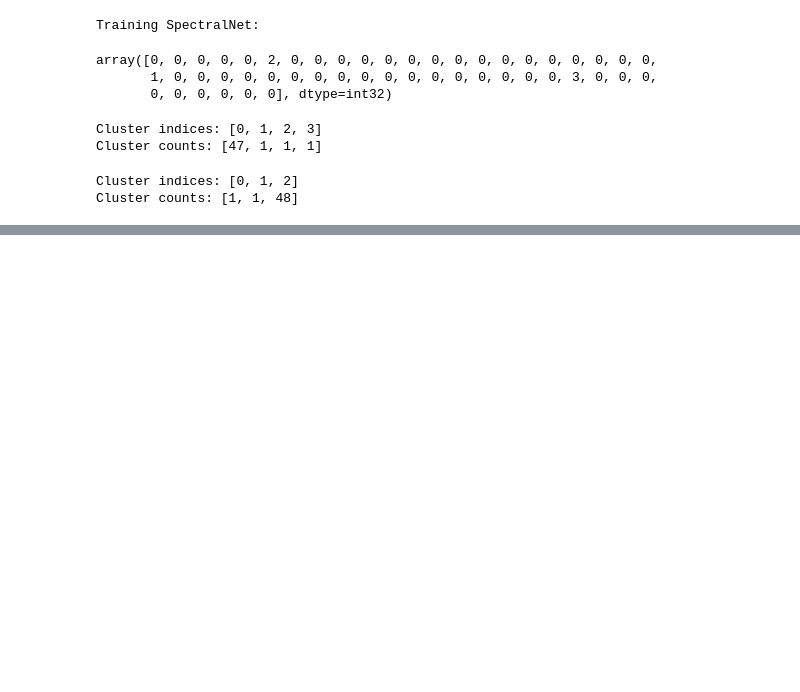
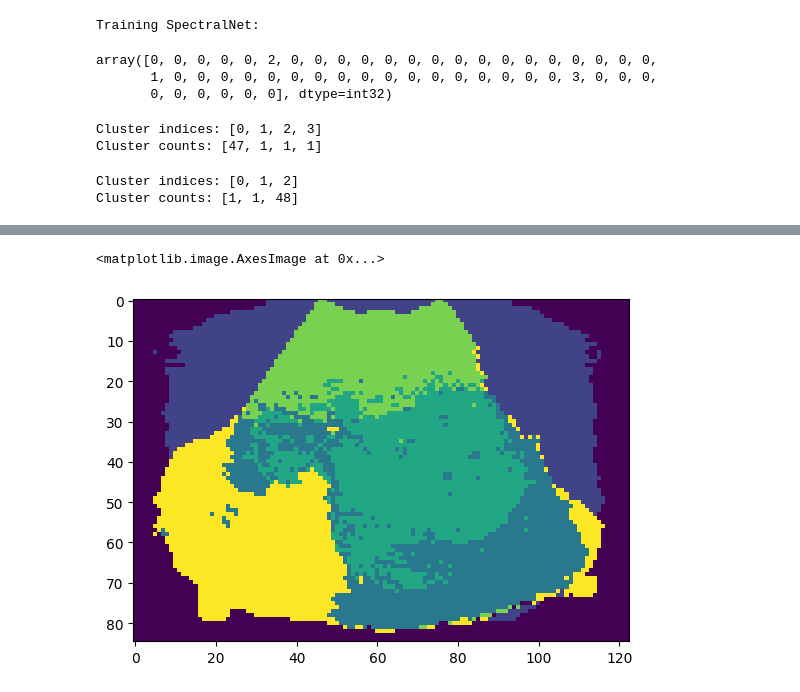
Before and after one commit to alexaatm/UnsupervisedSegmentor4Ultrasound, a Jupyter notebook: spectral-clustering/spectralnet-test.ipynb, the cells around one changed output, grey strips where cells are left out. Drawn from its saved outputs; the diff is of its cells as text; code cells hidden in the pictures; blank space fills up the shorter version.

```diff
--- a/spectral-clustering/spectralnet-test.ipynb
+++ b/spectral-clustering/spectralnet-test.ipynb
@@ -47,0 +160,4 @@ Cluster counts: [1, 1, 48]
+# %%
+# kmeans baseline
+kmeans = KMeans(n_clusters=n_clusters, random_state=1)
+clusters = kmeans.fit_predict(feats_numpy)
@@ -47,0 +186,36 @@ Cluster counts: [1, 1, 48]
+# %%
+def get_border_fraction(segmap: np.array):
+    num_border_pixels = 2 * (segmap.shape[0] + segmap.shape[1])
+    counts_map = {idx: 0 for idx in np.unique(segmap)}
+    np.zeros(len(np.unique(segmap)))
+    for border in [segmap[:, 0], segmap[:, -1], segmap[0, :], segmap[-1, :]]:
+        unique, counts = np.unique(border, return_counts=True)
+        for idx, count in zip(unique.tolist(), counts.tolist()):
+            counts_map[idx] += count
+    # normlized_counts_map = {idx: count / num_border_pixels for idx, count in counts_map.items()}
+    indices = np.array(list(counts_map.keys()))
+    normlized_counts = np.array(list(counts_map.values())) / num_border_pixels
+    return indices, normlized_counts
+# %%
+# get segmentation map
+B, C, H, W, P, H_patch, W_patch, H_pad, W_pad = get_image_sizes(data_dict)
+# %%
+# Reshape
+infer_bg_index = True
+if clusters.size == H_patch * W_patch:  # TODO: better solution might be to pass in patch index
+    segmap = clusters.reshape(H_patch, W_patch)
+elif clusters.size == H_patch * W_patch * 4:
+    segmap = clusters.reshape(H_patch * 2, W_patch * 2)
+else:
+    raise ValueError()
+
+# TODO: Improve this step in the pipeline.
+# Background detection: we assume that the segment with the most border pixels is the
+# background region. We will always make this region equal 0.
+if infer_bg_index:
+    indices, normlized_counts = get_border_fraction(segmap)
+    bg_index = indices[np.argmax(normlized_counts)].item()
+    bg_region = (segmap == bg_index)
+    zero_region = (segmap == 0)
+    segmap[bg_region] = 0
+    segmap[zero_region] = bg_index
@@ -47,0 +226,5 @@ Cluster counts: [1, 1, 48]
+# %%
+plt.imshow(segmap)
+# %% [output]
+<matplotlib.image.AxesImage at 0x...>
+[figure, added]
```
Also changed, not shown: parts of 28 cells of this notebook, 2 other files.
